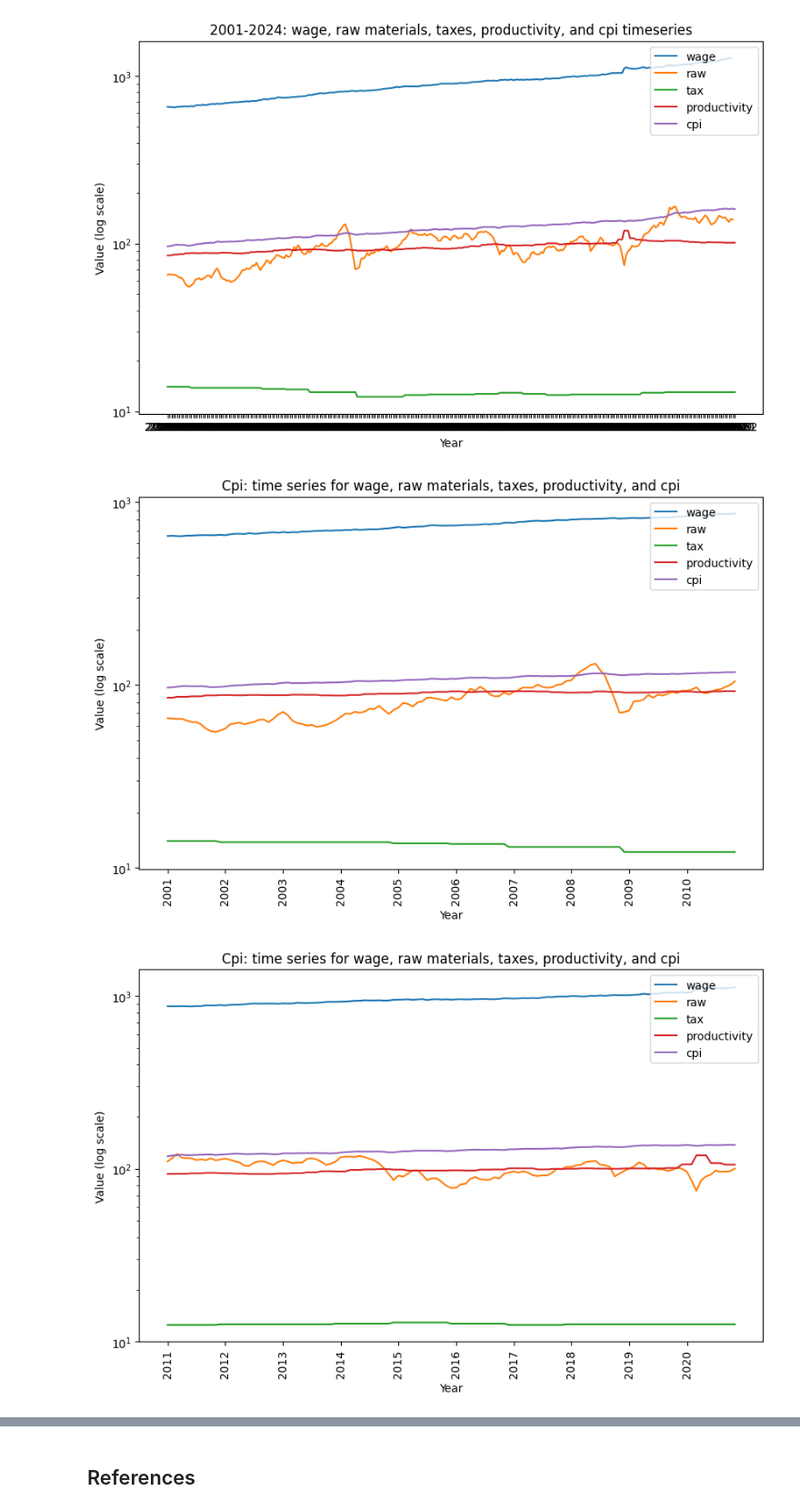
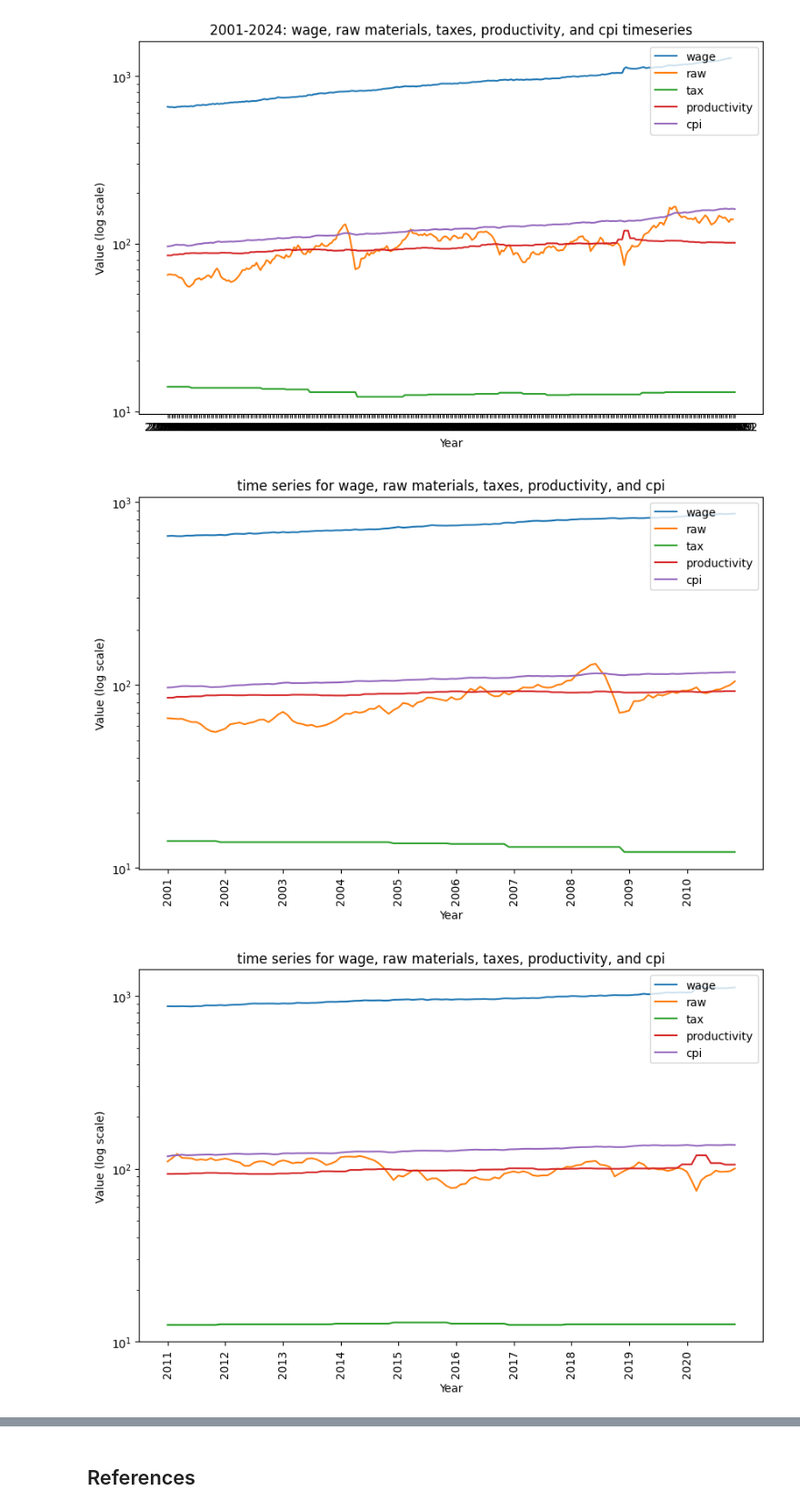
Before and after one commit to FleaBusyBeeBergs/dtsa5506-pipeline, a Jupyter notebook: statcan_etl.ipynb, the cells around one changed output, grey strips where cells are left out. Shown at 91% size. Cells and saved outputs as stored; diff of their text form; code cells hidden in the pictures.

```diff
--- a/statcan_etl.ipynb
+++ b/statcan_etl.ipynb
@@ -273,27 +285,23 @@ data_2001_2010 = data[data['Date'].between('2001-01-01', '2010-12-01')]
 data_2011_2020 = data[data['Date'].between('2011-01-01', '2020-12-01')]
 data_2015_2024 = data[data['Date'].between('2015-01-01', '2024-12-01')]
 # %%
-timespans = [data_2001_2010, data_2011_2020, data_2015_2024]
+decades = [data_2001_2010, data_2011_2020, data_2015_2024]
 
-for timespan in timespans:
+for decade in decades:
     plt.figure(figsize = (10, 6))
 
-    for var in timespan.columns[1:]:
-        plt.plot(timespan['Date'], timespan[var], label = var)
+    for var in decade.columns[1:]:
+        plt.plot(decade['Date'], decade[var], label = var)
         plt.yscale('log')
         plt.xlabel('Year')
 
-        x_tick_labels = [pd.to_datetime(d).year for d in timespan['Date'][::12]]
+        x_tick_labels = [pd.to_datetime(d).year for d in decade['Date'][::12]]
 
-        plt.xticks(timespan['Date'][::12], x_tick_labels, rotation = 90)
+        plt.xticks(decade['Date'][::12], x_tick_labels, rotation = 90)
         plt.ylabel('Value (log scale)')
 
-        # df names
-        df_name = var.replace('_', ' ')
-        df_name = df_name.title()
-
-        plt.title(f'{df_name}: time series for wage, raw materials, taxes, productivity, and cpi')
+        plt.title('time series for wage, raw materials, taxes, productivity, and cpi')
         plt.legend()
 # %% [output]
-[figure, old version]
+[figure, new version]
-[figure, old version]
+[figure, new version]
```
Also changed, not shown: parts of 9 cells of this notebook.
